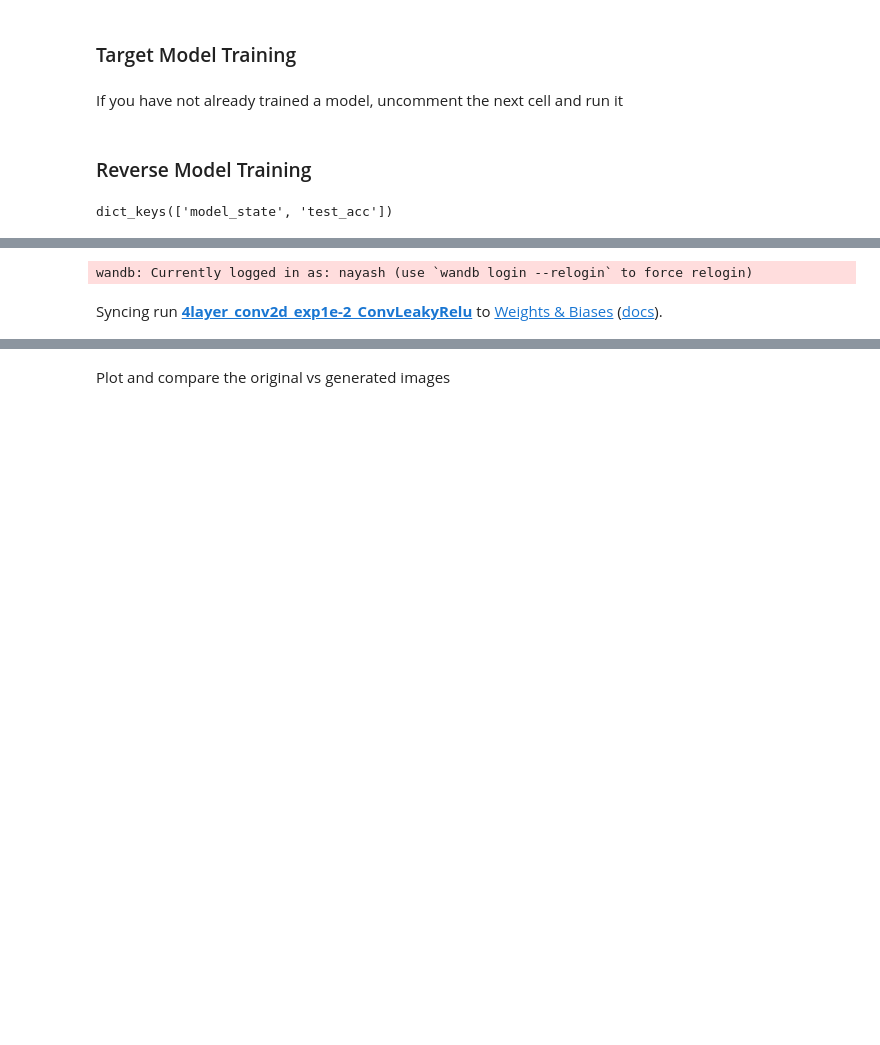
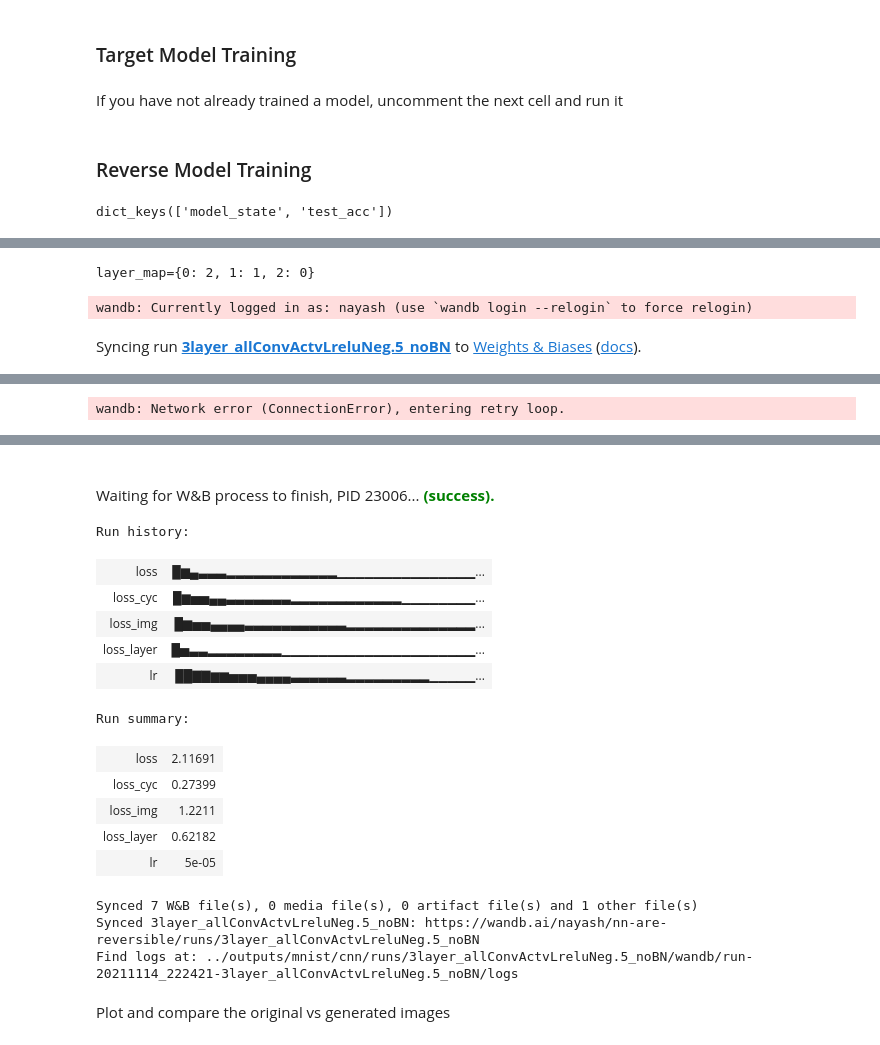
Before and after one commit to nayash/neural-nets-are-reversible, a Jupyter notebook: src/inverse-of-network-mnist-cnn.ipynb, the cells around one changed output, grey strips where cells are left out. Cells and saved outputs as stored; diff of their text form; code cells hidden in the pictures; blank space fills up the shorter version.

```diff
--- a/src/inverse-of-network-mnist-cnn.ipynb
+++ b/src/inverse-of-network-mnist-cnn.ipynb
@@ -21,14 +21,21 @@ torch.manual_seed(999)
 class Net(nn.Module):
     def __init__(self, in_dim, in_channel, out_size):
         super(Net, self).__init__()
-        layer1 = self.get_conv_relu_maxpool(in_channel, 10, 2, 2)
-        layer2 = self.get_conv_relu_maxpool(10, 20, 3, 2)
+#         layer1 = self.get_conv_relu_maxpool(in_channel, 10, 2, 2)
+#         layer2 = self.get_conv_relu_maxpool(10, 20, 3, 2)
+#         layer1_out = layer1(torch.rand((1, 1, 28, 28)))
+#         layer2_out = layer2(layer1_out)
+#         print(f'conv outs={layer1_out.size()}, {layer2_out.size()}')
+#         layer3 = nn.Linear(layer2_out.flatten(1).size(-1), int(layer2_out.flatten(1).size(-1)/2))
+#         layer4 = nn.Linear(int(layer2_out.flatten(1).size(-1)/2), out_size)
+#         self.layers = nn.ModuleList([layer1, layer2, layer3, layer4])
+        layer1 = self.get_conv_relu_maxpool(in_channel, 20, 3, 2)
+
         layer1_out = layer1(torch.rand((1, 1, 28, 28)))
-        layer2_out = layer2(layer1_out)
-        print(f'conv outs={layer1_out.size()}, {layer2_out.size()}')
-        layer3 = nn.Linear(layer2_out.flatten(1).size(-1), int(layer2_out.flatten(1).size(-1)/2))
-        layer4 = nn.Linear(int(layer2_out.flatten(1).size(-1)/2), out_size)
-        self.layers = nn.ModuleList([layer1, layer2, layer3, layer4])
+        print(f'conv outs={layer1_out.size()}')
+        layer2 = nn.Linear(layer1_out.flatten(1).size(-1), int(layer1_out.flatten(1).size(-1)/2))
+        layer3 = nn.Linear(int(layer1_out.flatten(1).size(-1)/2), out_size)
+        self.layers = nn.ModuleList([layer1, layer2, layer3])
         self.forward_vals = []
 
     def forward(self, x):
@@ -71,5 +78,5 @@ test_loader = torch.utils.data.DataLoader(dataset2, **test_kwargs)
 model = Net(28, 1, 10).to(device)
 optimizer = optim.Adam(model.parameters(), lr=1e-3)
 
-model
+model, model(torch.rand(2, 1, 28, 28).to(device)).size()
 # %% [output]
@@ -374,7 +392,7 @@ plt.show()
 # %%
 import copy
 
-tgt_to_inv_layer_map = {0: 3, 1: 2, 2: 1, 3: 0} # {0: 1, 1: 0}
+tgt_to_inv_layer_map = get_layer_map(model)
 
 def train_inv(model, inv_model, device, data_loader, optimizer, epoch, alpha, layer_wise_only=False, layer_num=-1):
     model.train()
@@ -455,4 +473,6 @@ def cycle_consistency_inversion_loss(model, inp, inv_out, k=-1):
         loss += loss_fn(actv, org_actv)
 
     return loss
+# %% [output]
+layer_map={0: 2, 1: 1, 2: 0}
 # %%
@@ -479,8 +501,6 @@ ALPHA = config_dict['alpha']
 start_epoch = 0
 prev_best_loss = 999999
 total_training_time = 0
-
-state_path = run_path/'final_state_4layer_inv_nn.pt'
 
 if is_resume and state_path.exists():
     state = torch.load(state_path)
@@ -537,7 +557,7 @@ for epoch in range(start_epoch, EPOCHS):
             'loss': prev_best_loss,
             'prev_best_loss': prev_best_loss
         }
-        torch.save(state, run_path/'state_3layer_inv_nn.pt')
+        torch.save(state, best_model_path)
         print(f'new best loss={total_loss}')
 
 
@@ -555,4 +575,4 @@ print(f'{EPOCHS} epochs finished in {total_training_time/60} mins')
 wandb.finish()
 # %% [output]
 wandb: Currently logged in as: nayash (use `wandb login --relogin` to force relogin)
-Syncing run 4layer_conv2d_exp1e-2_ConvLeakyRelu to Weights & Biases (docs).
+Syncing run 3layer_allConvActvLreluNeg.5_noBN to Weights & Biases (docs).
@@ -575,0 +596 @@ epoch=31/300 loss=4.69711, loss_layer=1.32014, loss_img=1.76924, loss_cyc=1.6077
+wandb: Network error (ConnectionError), entering retry loop.
@@ -575,0 +614,16 @@ epoch=31/300 loss=4.69711, loss_layer=1.32014, loss_img=1.76924, loss_cyc=1.6077
+Waiting for W&B process to finish, PID 23006... (success).
+Run history:
+| loss | █▆▄▃▃▃▂▂▂▂▂▂▂▂▂▂▂▂▁▁▁▁▁▁▁▁▁▁▁▁▁▁▁... |
+| loss_cyc | █▆▅▅▄▄▃▃▃▃▃▃▃▂▂▂▂▂▂▂▂▂▂▂▂▁▁▁▁▁▁▁▁... |
+| loss_img | █▆▅▅▄▄▄▄▃▃▃▃▃▃▃▃▃▃▃▂▂▂▂▂▂▂▂▂▂▂▂▂▂... |
+| loss_layer | █▅▃▃▂▂▂▂▂▂▂▂▁▁▁▁▁▁▁▁▁▁▁▁▁▁▁▁▁▁▁▁▁... |
+| lr | ██▇▇▆▆▅▅▅▄▄▄▄▃▃▃▃▃▃▂▂▂▂▂▂▂▂▂▁▁▁▁▁... |
+Run summary:
+| loss | 2.11691 |
+| loss_cyc | 0.27399 |
+| loss_img | 1.2211 |
+| loss_layer | 0.62182 |
+| lr | 5e-05 |
+Synced 7 W&B file(s), 0 media file(s), 0 artifact file(s) and 1 other file(s)
+Synced 3layer_allConvActvLreluNeg.5_noBN: https://wandb.ai/nayash/nn-are-reversible/runs/3layer_allConvActvLreluNeg.5_noBN
+Find logs at: ../outputs/mnist/cnn/runs/3layer_allConvActvLreluNeg.5_noBN/wandb/run-20211114_222421-3layer_allConvActvLreluNeg.5_noBN/logs
```
Also changed, not shown: parts of 16 cells of this notebook.
